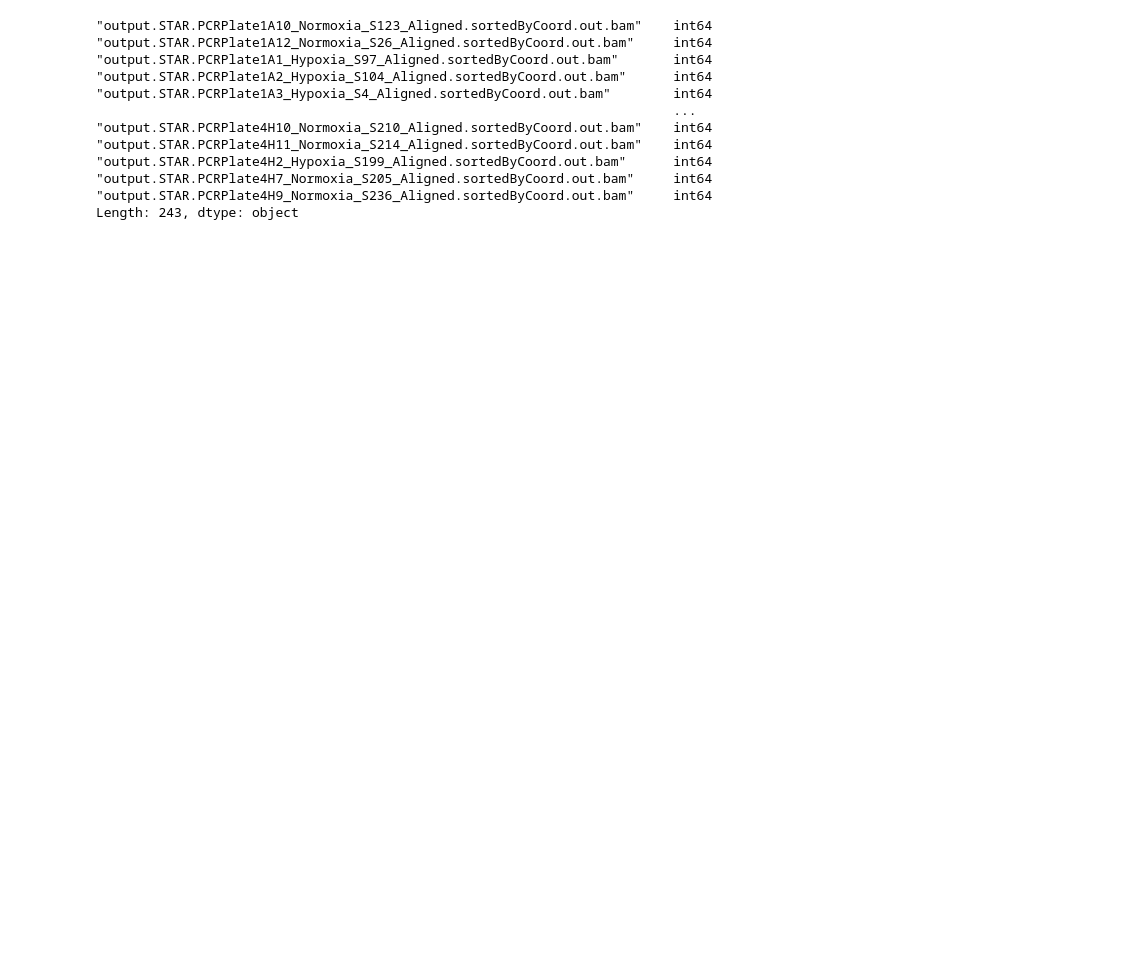
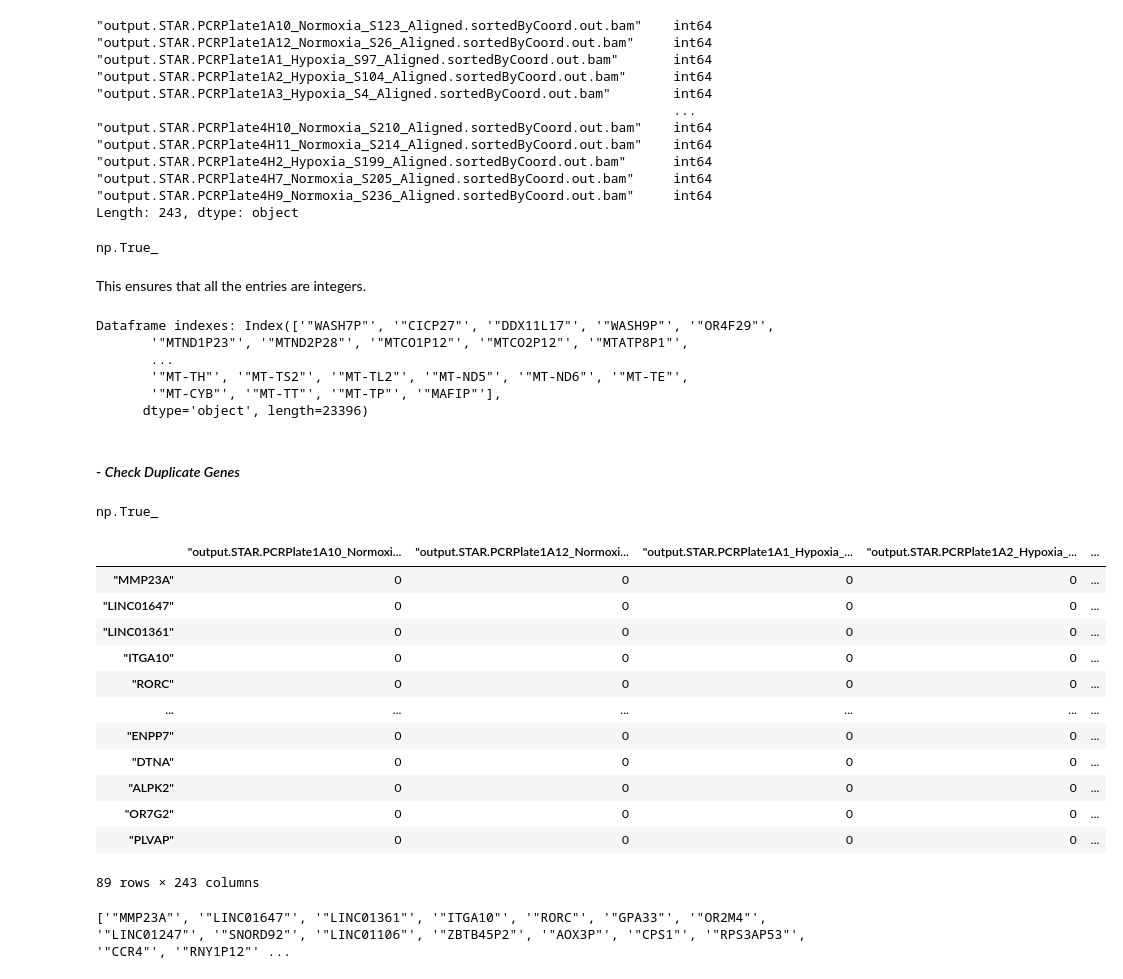
Before and after one commit to katiarusso/breast-cancer-ml-classification, a Jupyter notebook: Notebooks/Main.ipynb, the cells around one changed output. Cells and saved outputs as stored; diff of their text form; code cells hidden in the pictures; blank space fills up the shorter version.

```diff
--- a/Notebooks/Main.ipynb
+++ b/Notebooks/Main.ipynb
@@ -323,3 +293,46 @@ dfs_hcc_unfiltered.dtypes
 "output.STAR.PCRPlate4H7_Normoxia_S205_Aligned.sortedByCoord.out.bam"     int64
 "output.STAR.PCRPlate4H9_Normoxia_S236_Aligned.sortedByCoord.out.bam"     int64
 Length: 243, dtype: object
+# %%
+(dfs_hcc_unfiltered.dtypes=="int64").all()
+# %% [output]
+np.True_
+# %% [markdown]
+This ensures that all the entries are integers.
+# %%
+gene_symbols_hcc = dfs_hcc_unfiltered.index
+print("Dataframe indexes:", gene_symbols_hcc)
+# %% [output]
+Dataframe indexes: Index(['"WASH7P"', '"CICP27"', '"DDX11L17"', '"WASH9P"', '"OR4F29"',
+       '"MTND1P23"', '"MTND2P28"', '"MTCO1P12"', '"MTCO2P12"', '"MTATP8P1"',
+       ...
+       '"MT-TH"', '"MT-TS2"', '"MT-TL2"', '"MT-ND5"', '"MT-ND6"', '"MT-TE"',
+       '"MT-CYB"', '"MT-TT"', '"MT-TP"', '"MAFIP"'],
+      dtype='object', length=23396)
+# %% [markdown]
+#### - *Check Duplicate Genes*
+# %%
+dfs_hcc_unfiltered.duplicated().any()
+# %% [output]
+np.True_
+# %%
+duplicate_rows_hcc = dfs_hcc_unfiltered.duplicated(keep=False)
+dfs_hcc_unfiltered[duplicate_rows_hcc]
+# %% [output]
+|  | "output.STAR.PCRPlate1A10_Normoxi... | "output.STAR.PCRPlate1A12_Normoxi... | "output.STAR.PCRPlate1A1_Hypoxia_... | "output.STAR.PCRPlate1A2_Hypoxia_... | ... |
+| "MMP23A" | 0 | 0 | 0 | 0 | ... |
+| "LINC01647" | 0 | 0 | 0 | 0 | ... |
+| "LINC01361" | 0 | 0 | 0 | 0 | ... |
+| "ITGA10" | 0 | 0 | 0 | 0 | ... |
+| "RORC" | 0 | 0 | 0 | 0 | ... |
+| ... | ... | ... | ... | ... | ... |
+| "ENPP7" | 0 | 0 | 0 | 0 | ... |
+| "DTNA" | 0 | 0 | 0 | 0 | ... |
+| "ALPK2" | 0 | 0 | 0 | 0 | ... |
+| "OR7G2" | 0 | 0 | 0 | 0 | ... |
+| "PLVAP" | 0 | 0 | 0 | 0 | ... |
+89 rows × 243 columns
+# %%
+print(dfs_hcc_unfiltered[duplicate_rows_hcc].index.tolist())
+# %% [output]
+['"MMP23A"', '"LINC01647"', '"LINC01361"', '"ITGA10"', '"RORC"', '"GPA33"', '"OR2M4"', '"LINC01247"', '"SNORD92"', '"LINC01106"', '"ZBTB45P2"', '"AOX3P"', '"CPS1"', '"RPS3AP53"', '"CCR4"', '"RNY1P12"' ...
```
Also changed, not shown: parts of 7 cells of this notebook.
